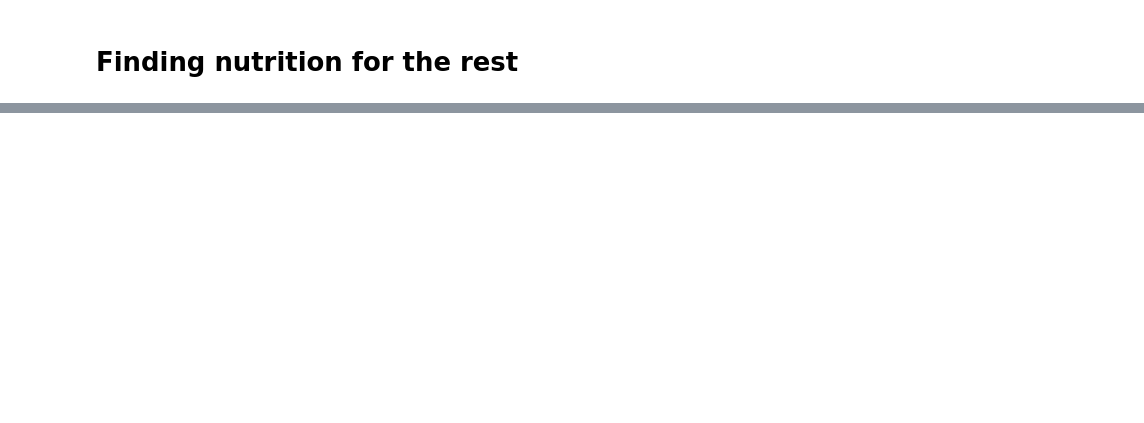
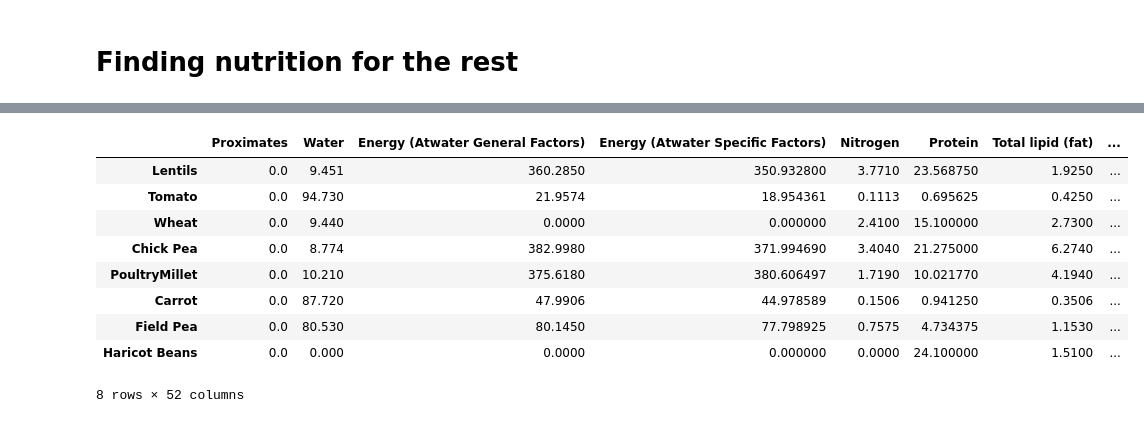
Before and after one commit to Guilherme4536/EEP153-P3, a Jupyter notebook: Establishing Nutrients.ipynb, the cells around one changed output, grey strips where cells are left out. Saved outputs shown, nothing was run; the diff lists cells and outputs as text; code cells hidden in the pictures; blank space fills up the shorter version.

```diff
--- a/Establishing Nutrients.ipynb
+++ b/Establishing Nutrients.ipynb
@@ -122,0 +180,10 @@ loadmatched.loc[3, 'justification']
+# %%
+dict = {'Shiro': 'addmanuallyfromdoc', 'Kariya': 'addmanuallyfromdoc', 'Lentils': 2644283,  'Tomato': 1999634,  'Horsebeans': 'Manual, use favabeans as search', 'Wheat': 790085, 'Chick Pea': 2644282,
+        'Poultry' 'Millet': 2512379,  'Carrot': 2258586,  'Field Pea': 2644291,  'Other prepared food': 'Too vague, dropping', 'Vetch': 'addmanuallyfromdoc',
+ 'Haricot Beans': 747441, 'Chat/Kat': 'dropping, this is a narcotic known as Khat. Has some nutritional value but does not contribute meaningfully to nutritional outcomes',
+        'Kocho': 'addmanuallyfromdoc'
+}
+dfmanualitems = pd.DataFrame(list(dict.items()),
+                  columns=['ingredient', 'FDC code or source'])
+
+dfmanualitems
@@ -162,0 +290,15 @@ Name: Quantity, Length: 97, dtype: float64
+# %%
+# add our carrot, pea, and haricot beans
+updateddf = (df_nutrients.pipe(add_new_series,2258586).pipe(add_new_series,2644291).pipe(add_new_series,747441))
+updateddf
+# %% [output]
+|  | Proximates | Water | Energy (Atwater General Factors) | Energy (Atwater Specific Factors) | Nitrogen | Protein | Total lipid (fat) | ... |
+| Lentils | 0.0 | 9.451 | 360.2850 | 350.932800 | 3.7710 | 23.568750 | 1.9250 | ... |
+| Tomato | 0.0 | 94.730 | 21.9574 | 18.954361 | 0.1113 | 0.695625 | 0.4250 | ... |
+| Wheat | 0.0 | 9.440 | 0.0000 | 0.000000 | 2.4100 | 15.100000 | 2.7300 | ... |
+| Chick Pea | 0.0 | 8.774 | 382.9980 | 371.994690 | 3.4040 | 21.275000 | 6.2740 | ... |
+| PoultryMillet | 0.0 | 10.210 | 375.6180 | 380.606497 | 1.7190 | 10.021770 | 4.1940 | ... |
+| Carrot | 0.0 | 87.720 | 47.9906 | 44.978589 | 0.1506 | 0.941250 | 0.3506 | ... |
+| Field Pea | 0.0 | 80.530 | 80.1450 | 77.798925 | 0.7575 | 4.734375 | 1.1530 | ... |
+| Haricot Beans | 0.0 | 0.000 | 0.0000 | 0.000000 | 0.0000 | 24.100000 | 1.5100 | ... |
+8 rows × 52 columns
```
Also changed, not shown: parts of 40 cells of this notebook, 1 other file.
